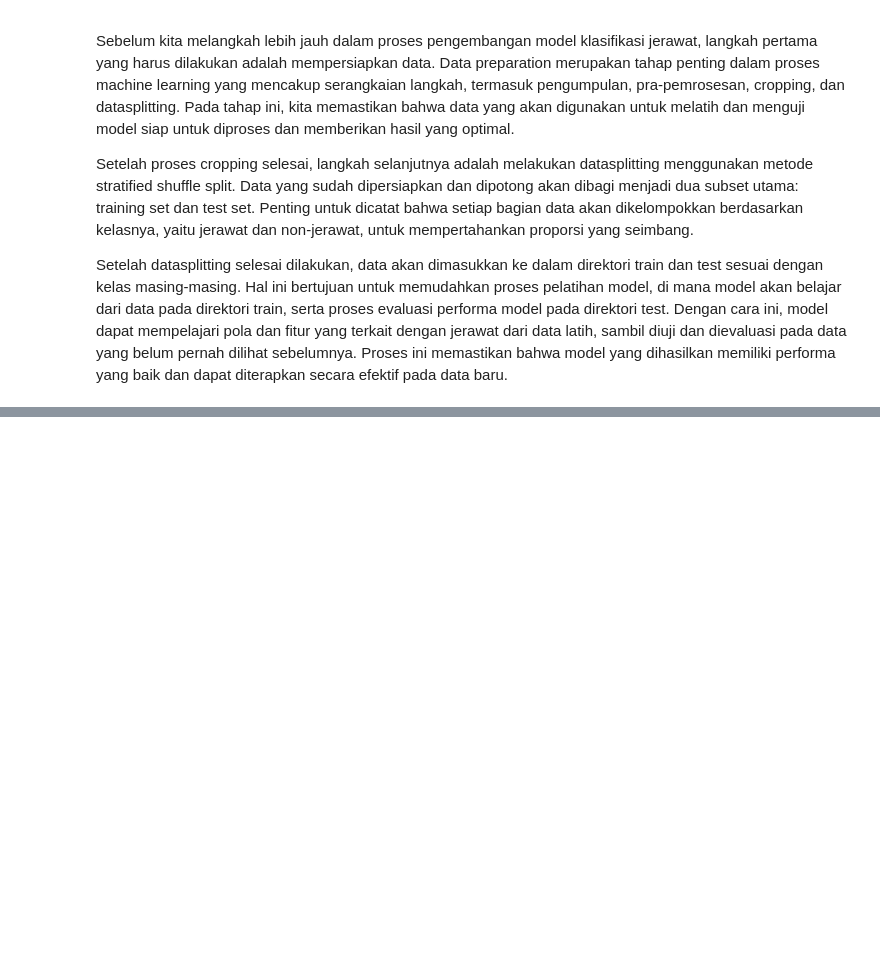
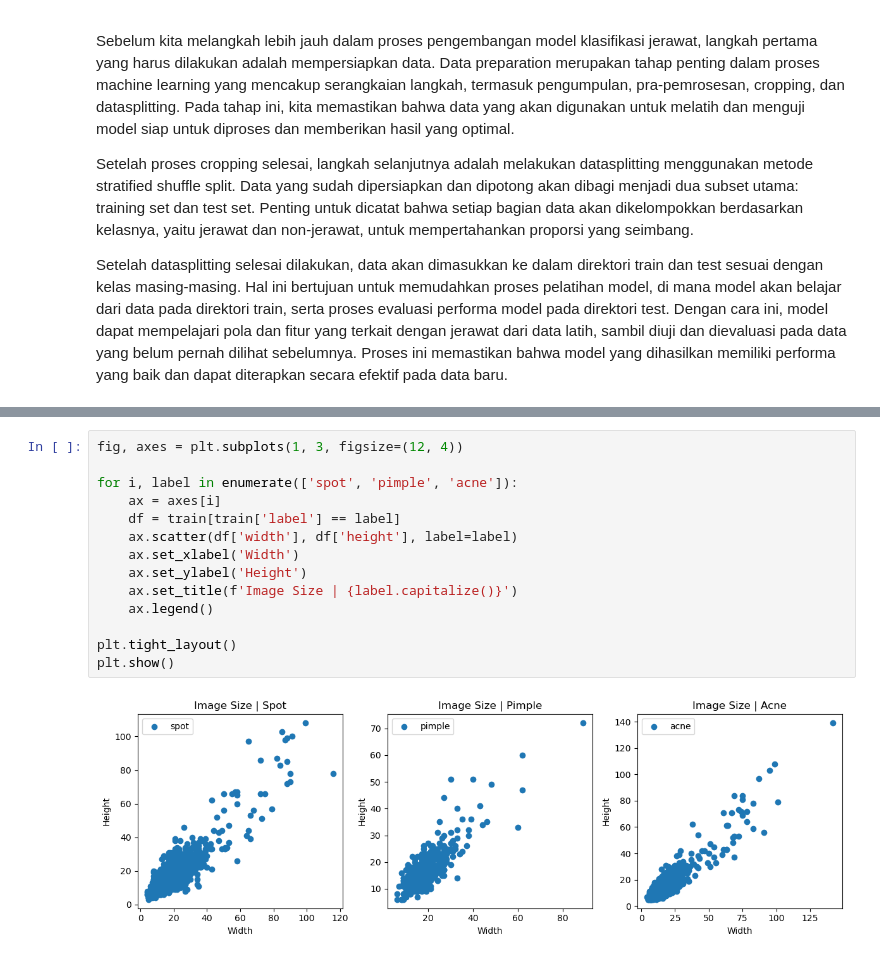
Before and after one commit to izzalDev/acne-classification, a Jupyter notebook: 1 Technical Analysis.ipynb, the cells around one changed output, grey strips where cells are left out. Cells and saved outputs as stored; diff of their text form; blank space fills up the shorter version.

```diff
--- a/1 Technical Analysis.ipynb
+++ b/1 Technical Analysis.ipynb
@@ -203,0 +232,16 @@ tor
+# %%
+fig, axes = plt.subplots(1, 3, figsize=(12, 4))
+
+for i, label in enumerate(['spot', 'pimple', 'acne']):
+    ax = axes[i]
+    df = train[train['label'] == label]
+    ax.scatter(df['width'], df['height'], label=label)
+    ax.set_xlabel('Width')
+    ax.set_ylabel('Height')
+    ax.set_title(f'Image Size | {label.capitalize()}')
+    ax.legend()
+
+plt.tight_layout()
+plt.show()
+# %% [output]
+[figure, added]
```
Also changed, not shown: parts of 8 cells of this notebook, 5 other files.
